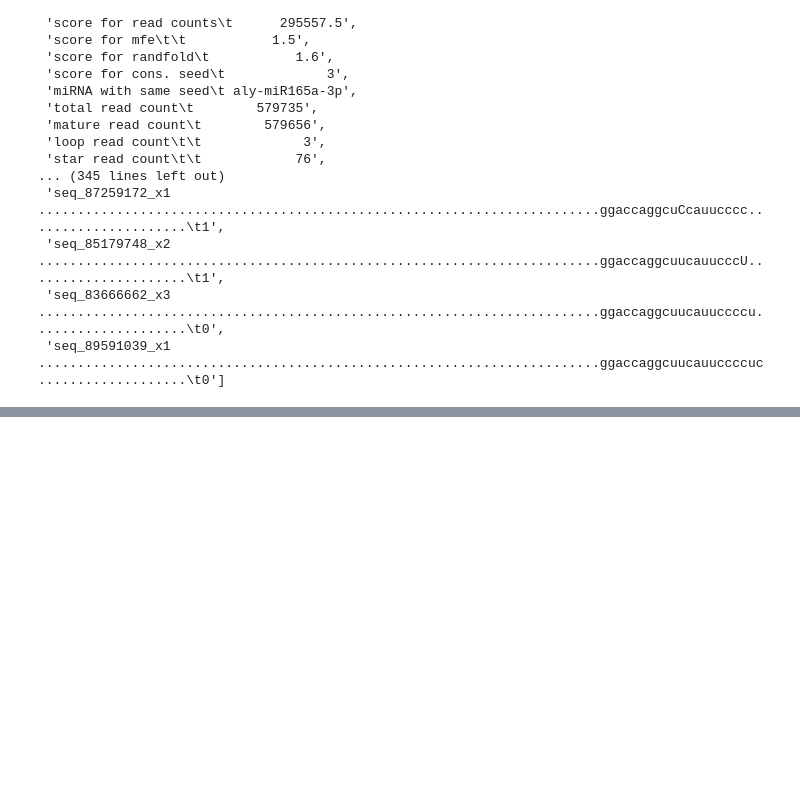
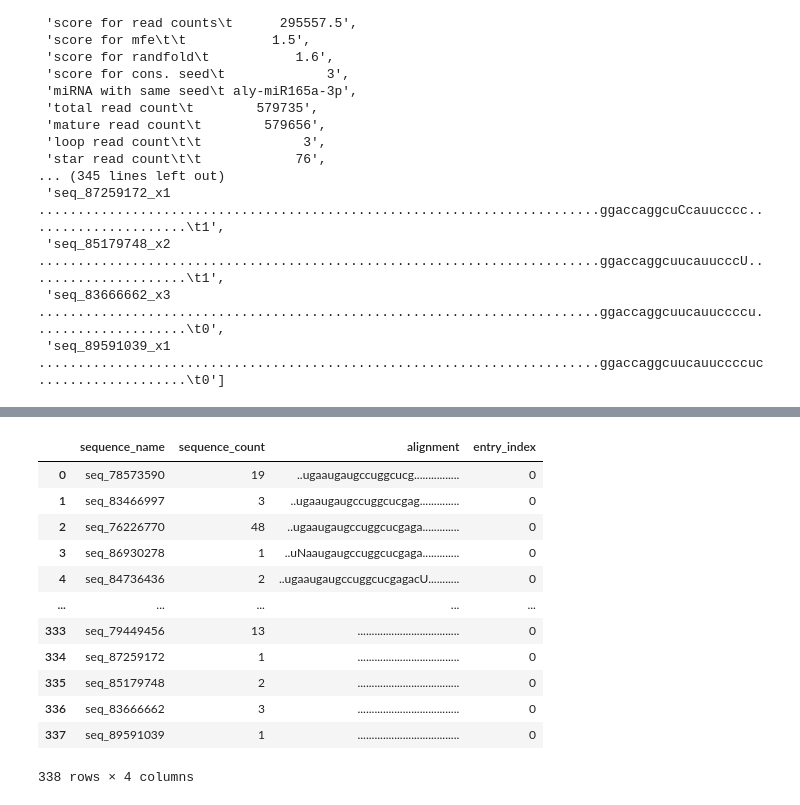
Before and after one commit to TejusK123/AutoDeep, a Jupyter notebook: AutoDeep/scripts/no_pdf.ipynb, the cells around one changed output, grey strips where cells are left out. Drawn from its saved outputs; the diff is of its cells as text; code cells hidden in the pictures; blank space fills up the shorter version.

```diff
--- a/AutoDeep/scripts/no_pdf.ipynb
+++ b/AutoDeep/scripts/no_pdf.ipynb
@@ -80,0 +90,35 @@ alignments[0]
+# %%
+import re
+import pandas as pd
+
+def parse_seq_entry(seq_line):
+    s = seq_line.strip()
+    # drop trailing tab/flag like "\t0" if present
+    s = re.sub(r'\t.*$', '', s).strip()
+    # remove surrounding quotes if any
+    s = s.strip('\'"')
+    m = re.match(r'^(seq_[0-9]+)_x(\d+)\s+(.*)$', s)
+    if m:
+        return m.group(1), int(m.group(2)), m.group(3).strip()
+    # fallback: first token contains id_count, rest is alignment
+    parts = s.split(None, 1)
+    if parts:
+        m2 = re.match(r'^(seq_[0-9]+)_x(\d+)$', parts[0])
+        if m2:
+            alignment = parts[1].strip() if len(parts) > 1 else ''
+            return m2.group(1), int(m2.group(2)), alignment
+    return None, None, s
+
+# Convert each entry (list of seq lines) into a DataFrame
+dfs = []
+for idx, entry in enumerate(alignments):
+    rows = []
+    for line in entry:
+        name, count, aln = parse_seq_entry(line)
+        if name is not None:
+            rows.append((name, count, aln))
+    df = pd.DataFrame(rows, columns=['sequence_name', 'sequence_count', 'alignment'])
+    dfs.append(df)
+
+# Example: show the first DataFrame
+dfs[0].head()
@@ -80,0 +132,6 @@ alignments[0]
+# %%
+combined = pd.concat(
+    [df.assign(entry_index=i) for i, df in enumerate(dfs)],
+    ignore_index=True
+)
+combined.head()
@@ -80,0 +145,17 @@ alignments[0]
+# %%
+test_case = combined[combined['entry_index'] == 0]
+test_case
+# %% [output]
+|  | sequence_name | sequence_count | alignment | entry_index |
+| 0 | seq_78573590 | 19 | ..ugaaugaugccuggcucg................ | 0 |
+| 1 | seq_83466997 | 3 | ..ugaaugaugccuggcucgag.............. | 0 |
+| 2 | seq_76226770 | 48 | ..ugaaugaugccuggcucgaga............. | 0 |
+| 3 | seq_86930278 | 1 | ..uNaaugaugccuggcucgaga............. | 0 |
+| 4 | seq_84736436 | 2 | ..ugaaugaugccuggcucgagacU........... | 0 |
+| ... | ... | ... | ... | ... |
+| 333 | seq_79449456 | 13 | .................................... | 0 |
+| 334 | seq_87259172 | 1 | .................................... | 0 |
+| 335 | seq_85179748 | 2 | .................................... | 0 |
+| 336 | seq_83666662 | 3 | .................................... | 0 |
+| 337 | seq_89591039 | 1 | .................................... | 0 |
+338 rows × 4 columns
```
Also changed, not shown: parts of 8 cells of this notebook, 2 other files.
